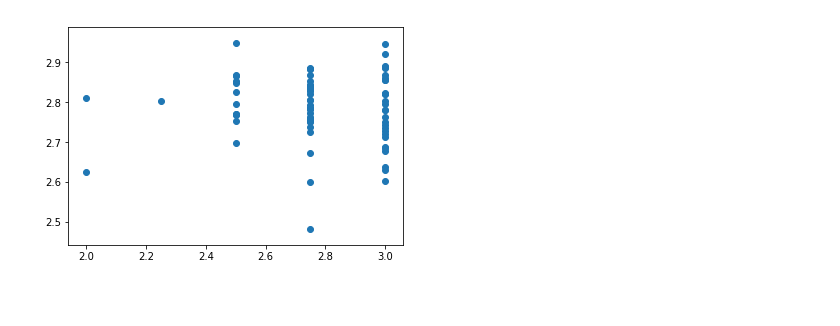
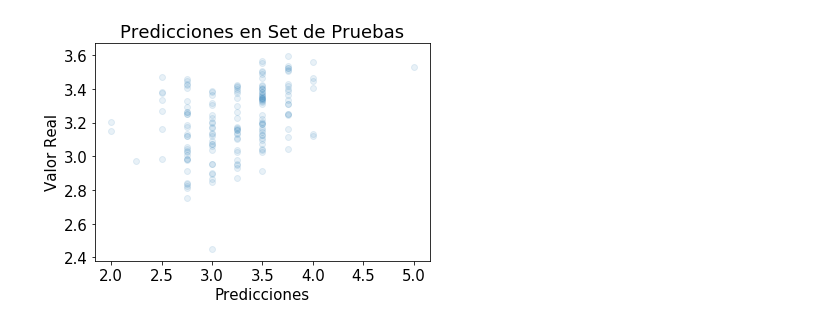
Before and after one commit to JoseGzz/Machine-Learning, a Jupyter notebook: Kaggle/chocolate_ratings/Estadistica Predictiva.ipynb, the cells around one changed output. Saved outputs shown, nothing was run; the diff lists cells and outputs as text; code cells hidden in the pictures; blank space fills up the shorter version.

```diff
--- a/Kaggle/chocolate_ratings/Estadistica Predictiva.ipynb
+++ b/Kaggle/chocolate_ratings/Estadistica Predictiva.ipynb
@@ -55,6 +41,12 @@ df['specific_origin'] = encoded_cols[1]
 df['company_location'] = encoded_cols[2]
 df['bean_type'] = encoded_cols[3]
 df['broad_origin'] = encoded_cols[4]
+# %%
+df_validation = df.iloc[0:100, :]
+df = df.iloc[100:,:]#df[df[(df['rating'] >= 4) & (df['rating'] <= 5)]]
+df_validation.to_csv('validation_set.csv', index=False)
+# %%
+df = df[(df['rating'] >= 2) & (df['rating'] <= 5)]
 # %%
 df.head()
 # %% [output]
@@ -93,8 +100,8 @@ Y = Y.apply(lambda  x : float(x))
 # use 20% for testing
 X_train, X_test, Y_train, Y_test = train_test_split(X, Y, test_size=0.10)
 # %%
-reg_model = RandomForestClassifier(500, n_jobs=-1, random_state=42, max_features=None, max_depth=None)
-reg_model = xgbr(n_estimators=500, max_depth=5, subsample=0.8, nthread=-1, learning_rate=0.1)
+reg_model = RandomForestRegressor(500, n_jobs=-1, random_state=42, max_features=None, max_depth=None)
+#reg_model = xgbr(n_estimators=500, max_depth=5, subsample=0.8, nthread=-1, learning_rate=0.1)
 #dt = DecisionTreeRegressor(max_depth=None)
 #reg_model = AdaBoostRegressor(base_estimator=dt, n_estimators=500, random_state=24)
 #reg_model = GradientBoostingRegressor(n_estimators=500)
@@ -138,6 +146,10 @@ R^2: -0.15
 %matplotlib inline
 #plt.ylim(ymax=60); plt.ylim(ymin=-5)
 #plt.xlim(xmax=60); plt.xlim(xmin=-5)
+plt.rcParams.update({'font.size' : 15})
+plt.title('Predicciones en Set de Entrenamiento')
+plt.xlabel('Predicciones')
+plt.ylabel('Valor Real')
 plt.scatter(Y_train.values, predictions_train, alpha=0.1)
 plt.show()
 # %% [output]
@@ -145,12 +157,16 @@ plt.show()
 # %%
 # and on test
 %matplotlib inline
 #plt.ylim(ymax=60); plt.ylim(ymin=-5)
 #plt.xlim(xmax=60); plt.xlim(xmin=-5)
-plt.scatter(Y_test.values, predictions_test)#, alpha=0.1)
+plt.rcParams.update({'font.size' : 15})
+plt.title('Predicciones en Set de Pruebas')
+plt.xlabel('Predicciones')
+plt.ylabel('Valor Real')
+plt.scatter(Y_test.values, predictions_test, alpha=0.1)
 plt.show()
 # %% [output]
-[figure, old version]
+[figure, new version]
 # %%
 reg_model.feature_importances_
 # %% [output]
```
Also changed, not shown: parts of 19 cells of this notebook, 5 other files.
